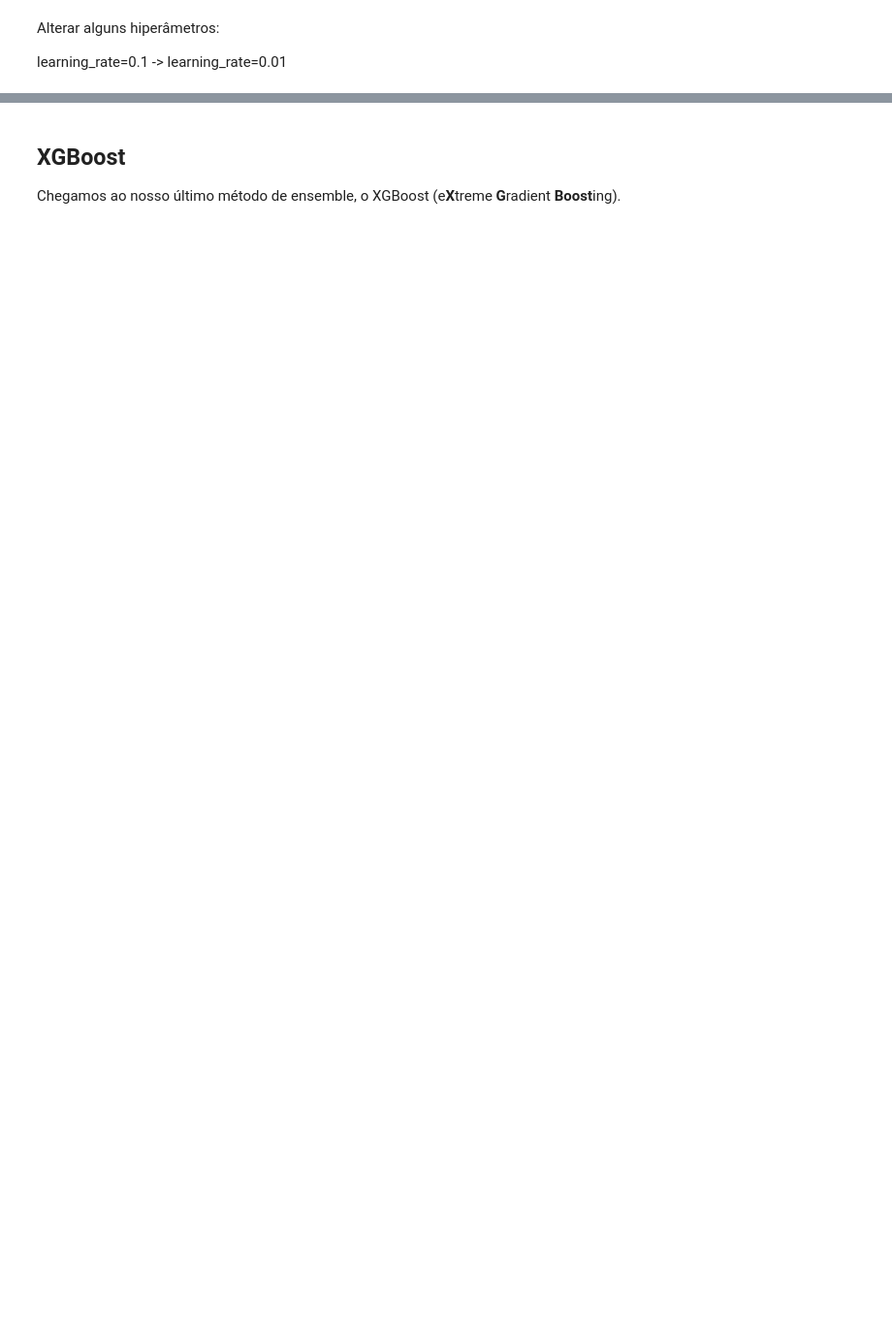
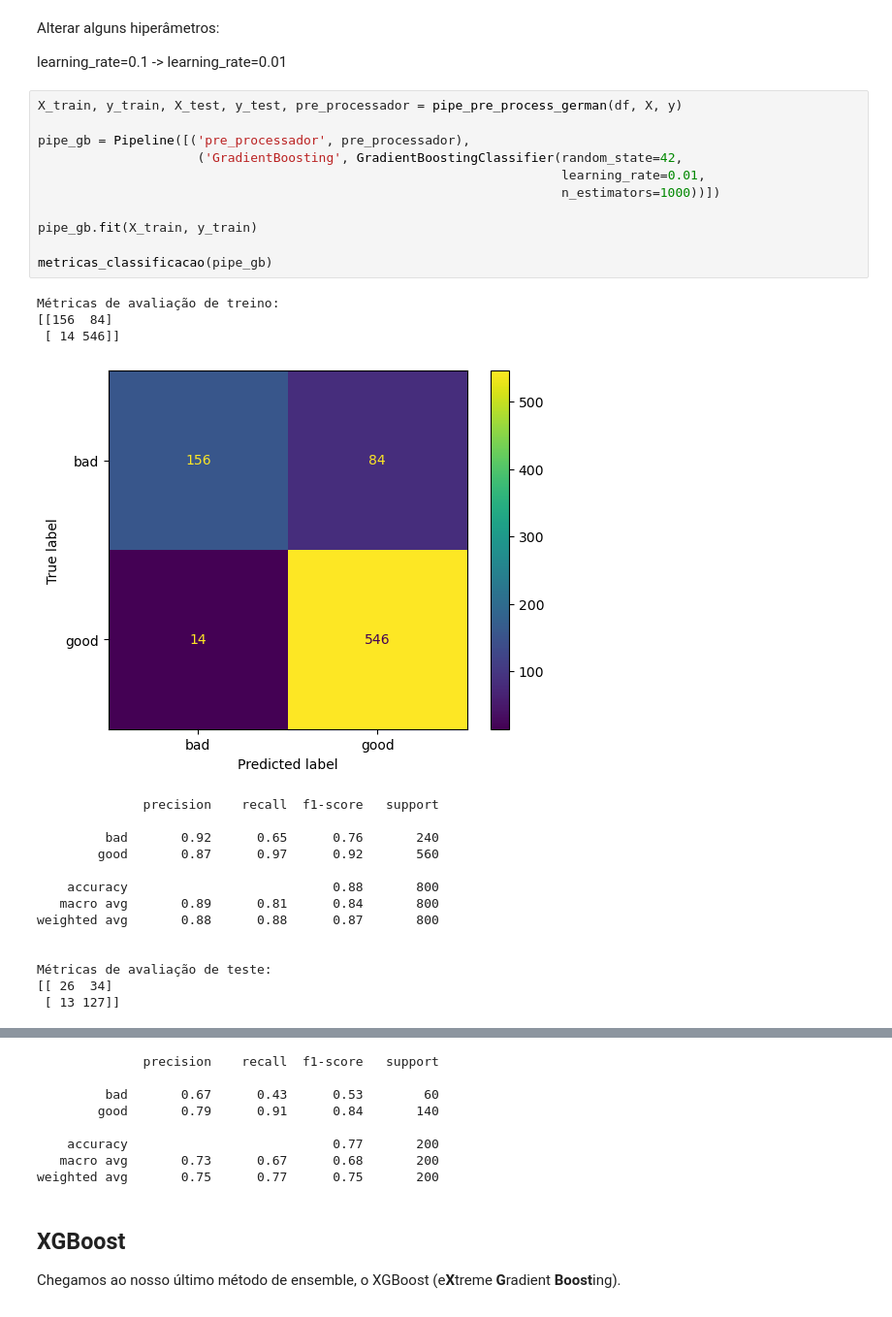
Before and after one commit to brunoissamo/Be-Tech-by-Braskem, a Jupyter notebook: Aula 03/3.2 Métodos Ensemble - parte II.ipynb, the cells around one changed output, grey strips where cells are left out. Shown at 97% size. Saved outputs shown, nothing was run; the diff lists cells and outputs as text; blank space fills up the shorter version.

```diff
--- a/Aula 03/3.2 Métodos Ensemble - parte II.ipynb
+++ b/Aula 03/3.2 Métodos Ensemble - parte II.ipynb
@@ -155,3 +245,32 @@ learning_rate=0.1 -> learning_rate=1
 Alterar alguns hiperâmetros:
 
 learning_rate=0.1 -> learning_rate=0.01
+# %%
+X_train, y_train, X_test, y_test, pre_processador = pipe_pre_process_german(df, X, y)
+
+pipe_gb = Pipeline([('pre_processador', pre_processador),
+                     ('GradientBoosting', GradientBoostingClassifier(random_state=42,
+                                                                     learning_rate=0.01,
+                                                                     n_estimators=1000))])
+
+pipe_gb.fit(X_train, y_train)
+
+metricas_classificacao(pipe_gb)
+# %% [output]
+Métricas de avaliação de treino:
+[[156  84]
+ [ 14 546]]
+[figure, added]
+              precision    recall  f1-score   support
+
+         bad       0.92      0.65      0.76       240
+        good       0.87      0.97      0.92       560
+
+    accuracy                           0.88       800
+   macro avg       0.89      0.81      0.84       800
+weighted avg       0.88      0.88      0.87       800
+
+
+Métricas de avaliação de teste:
+[[ 26  34]
+ [ 13 127]]
@@ -158,3 +278,11 @@ learning_rate=0.1 -> learning_rate=0.01
+              precision    recall  f1-score   support
+
+         bad       0.67      0.43      0.53        60
+        good       0.79      0.91      0.84       140
+
+    accuracy                           0.77       200
+   macro avg       0.73      0.67      0.68       200
+weighted avg       0.75      0.77      0.75       200
 # %% [markdown]
 ## XGBoost
 
```
Also changed, not shown: parts of 16 cells of this notebook, 2 other files.
